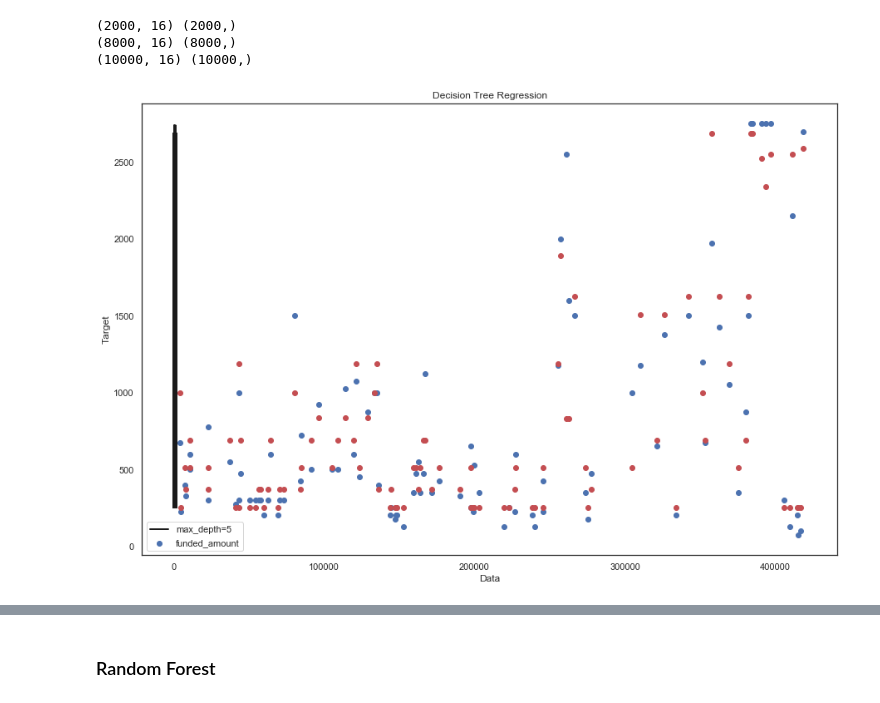
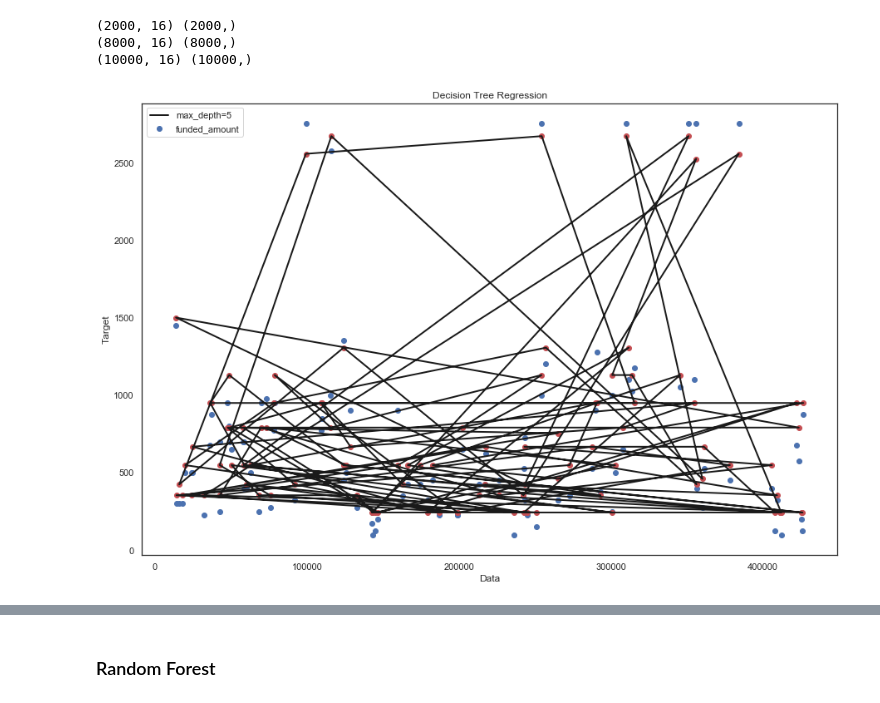
Before and after one commit to TheONEShafiq/Thinkful, a Jupyter notebook: Capstone2_Kiva.ipynb, the cells around one changed output, grey strips where cells are left out. Drawn from its saved outputs; the diff is of its cells as text; code cells hidden in the pictures.

```diff
--- a/Capstone2_Kiva.ipynb
+++ b/Capstone2_Kiva.ipynb
@@ -730,37 +736,38 @@ DRT_X_train, DRT_X_test, drt_y_train, drt_y_test = train_test_split(X, y, test_s
 
 
 #Initialize and fit the model
 regres_tree1 = DecisionTreeRegressor(criterion='mse', max_depth=5)
 #regres_tree2 = DecisionTreeRegressor(criterion='mse', max_depth=10)
 
 regres_tree1.fit(DRT_X_train, drt_y_train)
 #regres_tree2.fit(DRT_X, drt_y)
 
 # Predict the target outout
-#DRT_X_test = np.arange(0, 15000, 35000)[:, np.newaxis]
+#DRT_X_test = np.arange(0, 10000, 35000)[:, np.newaxis]
 drt_y_pred = regres_tree1.predict(DRT_X_test)
 #drt_y_2 = regres_tree2.predict(DRT_X_test)
 
-end_drt = timer()
+
 
 
 # Plot the results
 
 plt.figure(figsize=(15,10))
 
 plt.scatter(DRT_X_test.index.values.astype(int)[:100], drt_y_test[:100], color = 'b')
 plt.scatter(DRT_X_test.index.values.astype(int)[:100], drt_y_pred[:100], color = 'r')
 #plt.scatter(DRT_X_test, drt_y_test, color = 'b')
 #plt.scatter(DRT_X_test, drt_y_pred, color = 'r')
-plt.plot(drt_y_pred, color="k",label="max_depth=5", linewidth=2)
+plt.plot(DRT_X_test.index.values.astype(int)[:100], drt_y_pred[:100], color="k",label="max_depth=5", linewidth=2)
 #plt.plot(DRT_X_test, drt_y_2, color="green", label="max_depth=10", linewidth=2)
 plt.xlabel("Data")
 plt.ylabel("Target")
 plt.title("Decision Tree Regression")
 plt.legend()
 plt.show()
+end_drt = timer()
 # %% [output]
-[figure, old version]
+[figure, new version]
 # %%
 DRT_output=pd.DataFrame({'Actual':drt_y_test, 'Predicted':drt_y_pred})
 DRT_output.head()
```
Also changed, not shown: parts of 14 cells of this notebook.
